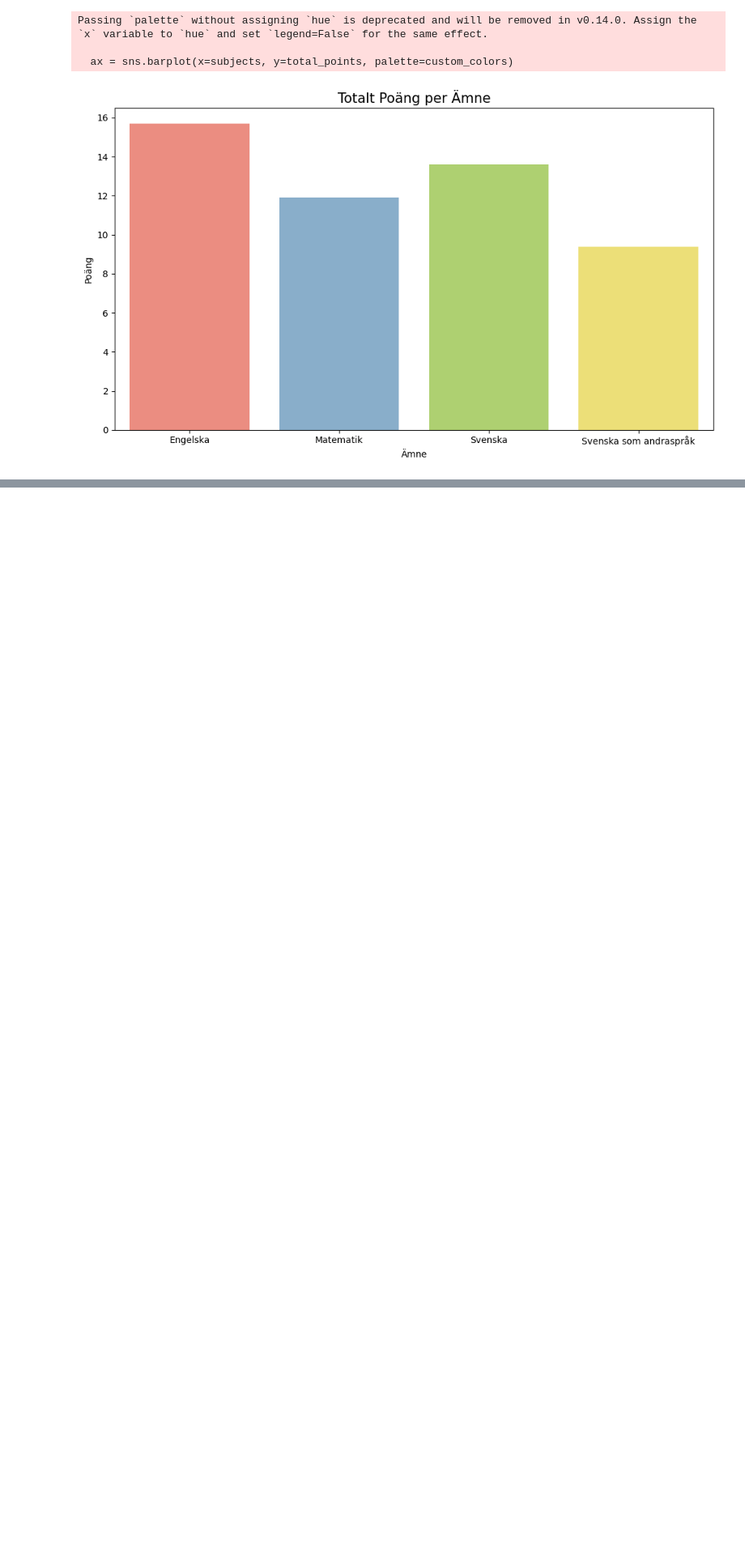
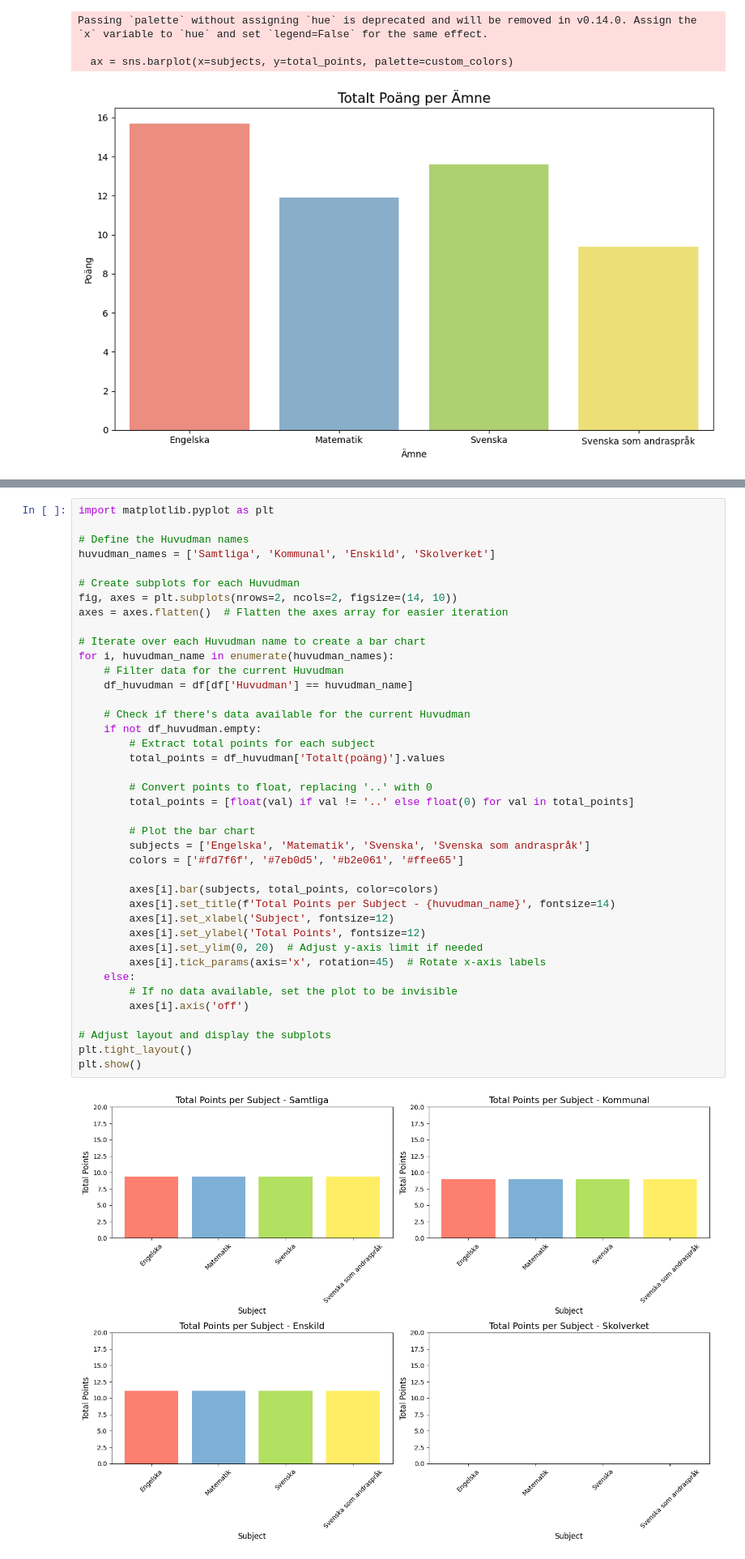
Before and after one commit to ArthurLopez1/Python-Arthur-Lopez-OPA23, a Jupyter notebook: labb2/labb2.ipynb, the cells around one changed output, grey strips where cells are left out. Shown at 81% size. Cells and saved outputs as stored; diff of their text form; blank space fills up the shorter version.

```diff
--- a/labb2/labb2.ipynb
+++ b/labb2/labb2.ipynb
@@ -233,0 +306,42 @@ plt.show()
+# %%
+import matplotlib.pyplot as plt
+
+# Define the Huvudman names
+huvudman_names = ['Samtliga', 'Kommunal', 'Enskild', 'Skolverket']
+
+# Create subplots for each Huvudman
+fig, axes = plt.subplots(nrows=2, ncols=2, figsize=(14, 10))
+axes = axes.flatten()  # Flatten the axes array for easier iteration
+
+# Iterate over each Huvudman name to create a bar chart
+for i, huvudman_name in enumerate(huvudman_names):
+    # Filter data for the current Huvudman
+    df_huvudman = df[df['Huvudman'] == huvudman_name]
+
+    # Check if there's data available for the current Huvudman
+    if not df_huvudman.empty:
+        # Extract total points for each subject
+        total_points = df_huvudman['Totalt(poäng)'].values
+
+        # Convert points to float, replacing '..' with 0
+        total_points = [float(val) if val != '..' else float(0) for val in total_points]
+
+        # Plot the bar chart
+        subjects = ['Engelska', 'Matematik', 'Svenska', 'Svenska som andraspråk']
+        colors = ['#fd7f6f', '#7eb0d5', '#b2e061', '#ffee65']
+
+        axes[i].bar(subjects, total_points, color=colors)
+        axes[i].set_title(f'Total Points per Subject - {huvudman_name}', fontsize=14)
+        axes[i].set_xlabel('Subject', fontsize=12)
+        axes[i].set_ylabel('Total Points', fontsize=12)
+        axes[i].set_ylim(0, 20)  # Adjust y-axis limit if needed
+        axes[i].tick_params(axis='x', rotation=45)  # Rotate x-axis labels
+    else:
+        # If no data available, set the plot to be invisible
+        axes[i].axis('off')
+
+# Adjust layout and display the subplots
+plt.tight_layout()
+plt.show()
+# %% [output]
+[figure, added]
```
Also changed, not shown: parts of 4 cells of this notebook, 4 other files.
